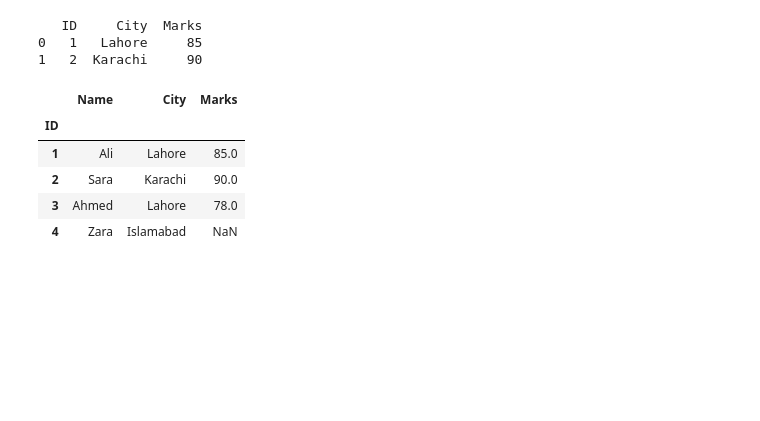
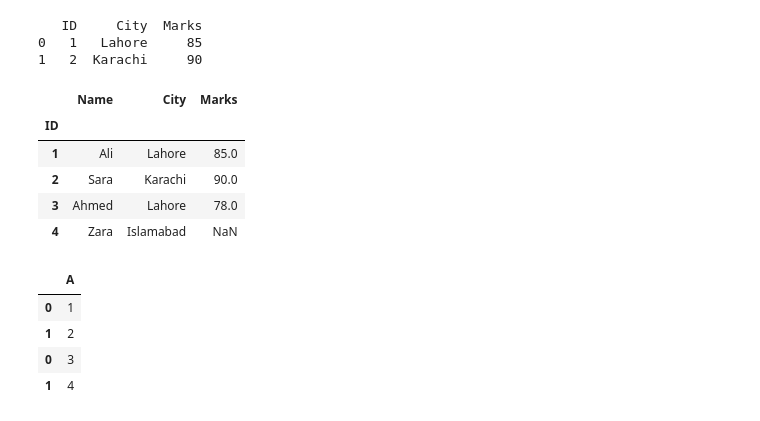
Before and after one commit to umer1730/Programming-for-AI, a Jupyter notebook: sort_rank.ipynb, the cells around one changed output. Cells and saved outputs as stored; diff of their text form; code cells hidden in the pictures; blank space fills up the shorter version.

Commit message:
use concat method

```diff
--- a/sort_rank.ipynb
+++ b/sort_rank.ipynb
@@ -610,3 +610,14 @@ joined
 | 2 | Sara | Karachi | 90.0 |
 | 3 | Ahmed | Lahore | 78.0 |
 | 4 | Zara | Islamabad | NaN |
+# %%
+df_a = pd.DataFrame({"A": [1,2]})
+df_b = pd.DataFrame({"A": [3,4]})
+
+pd.concat([df_a, df_b])
+# %% [output]
+|  | A |
+| 0 | 1 |
+| 1 | 2 |
+| 0 | 3 |
+| 1 | 4 |
```
